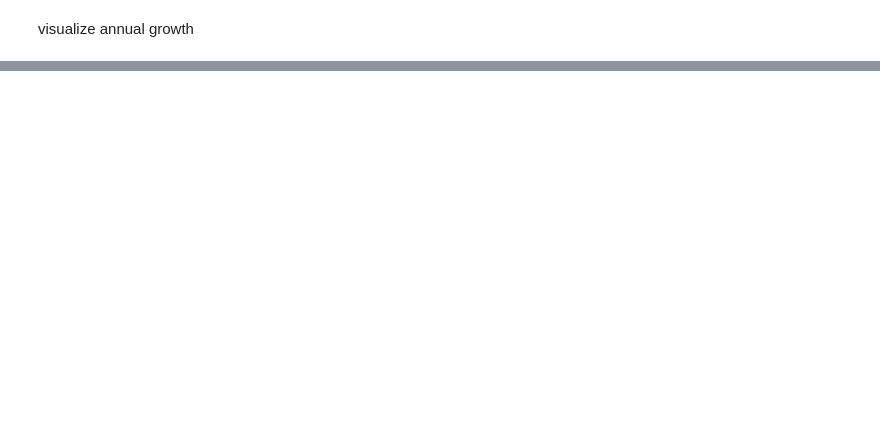
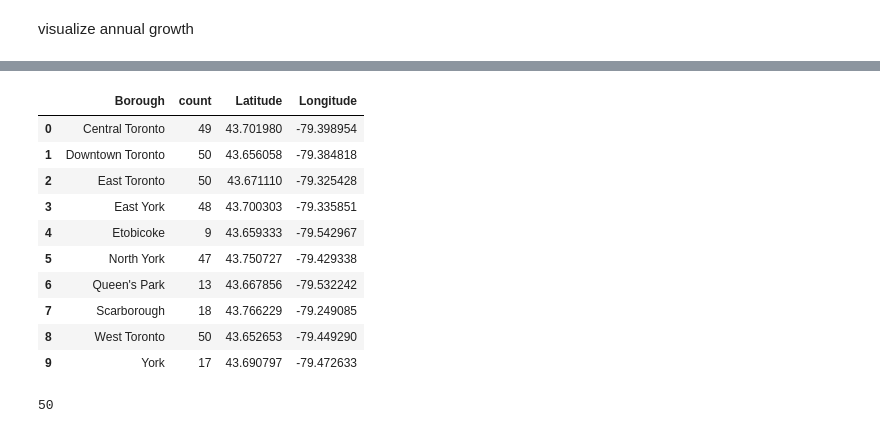
Before and after one commit to mukonin/Coursera_Capstone, a Jupyter notebook: Emergency Facilities Prediction.ipynb, the cells around one changed output, grey strips where cells are left out. Saved outputs shown, nothing was run; the diff lists cells and outputs as text; code cells hidden in the pictures; blank space fills up the shorter version.

```diff
--- a/Emergency Facilities Prediction.ipynb
+++ b/Emergency Facilities Prediction.ipynb
@@ -274,0 +377,10 @@ tor_map
+# %%
+loc_df = pd.DataFrame(columns = ['Name', 'Borough', 'Latitude', 'Longitude'])
+# %%
+for index, row in data_df.iterrows():
+    responces = call_api(row['Latitude'], row['Longitude'], category_id, radius = 5000, limit = 1000)
+    for resp in responces:
+        lat = resp['location']['lat']
+        lon = resp['location']['lng']
+        name = resp['name']
+        loc_df.loc[len(loc_df)] = [name, row['Borough'], lat, lon]
@@ -274,0 +425,2 @@ tor_map
+# %%
+med_agg = loc_df.drop(columns = ['Name', 'Longitude']).groupby('Borough').count().rename(columns = {'Latitude': 'count'}).reset_index()
@@ -274,0 +441,16 @@ tor_map
+# %%
+med_agg = pd.merge(med_agg, data_df[['Borough', 'Latitude', 'Longitude']], on = 'Borough')
+# %%
+med_agg
+# %% [output]
+|  | Borough | count | Latitude | Longitude |
+| 0 | Central Toronto | 49 | 43.701980 | -79.398954 |
+| 1 | Downtown Toronto | 50 | 43.656058 | -79.384818 |
+| 2 | East Toronto | 50 | 43.671110 | -79.325428 |
+| 3 | East York | 48 | 43.700303 | -79.335851 |
+| 4 | Etobicoke | 9 | 43.659333 | -79.542967 |
+| 5 | North York | 47 | 43.750727 | -79.429338 |
+| 6 | Queen's Park | 13 | 43.667856 | -79.532242 |
+| 7 | Scarborough | 18 | 43.766229 | -79.249085 |
+| 8 | West Toronto | 50 | 43.652653 | -79.449290 |
+| 9 | York | 17 | 43.690797 | -79.472633 |
@@ -274,0 +459,4 @@ tor_map
+# %%
+med_norm
+# %% [output]
+50
```
Also changed, not shown: parts of 47 cells of this notebook.
